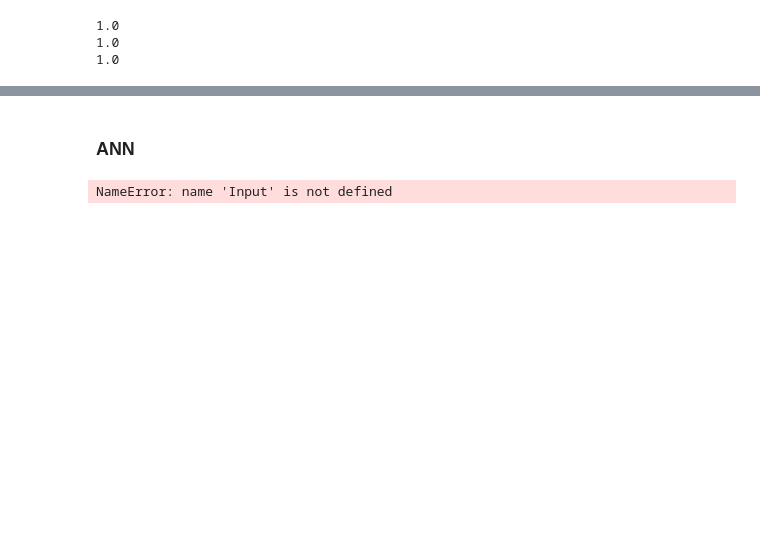
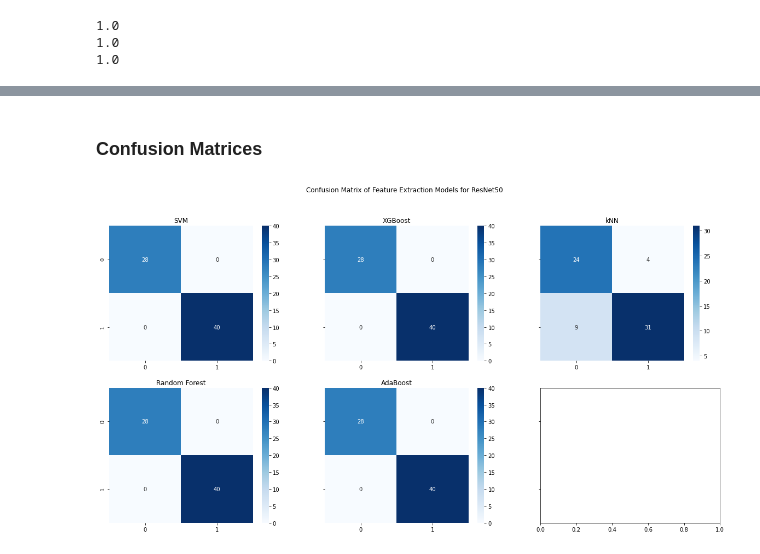
Before and after one commit to ZeynelAbidin91/brain_tumor_classification_models_review, a Jupyter notebook: evalution_of_pre-trained_networks_on_brain_tumor_dataset/tumor_detection_VGG19_feature_extraction.ipynb, the cells around one changed output, grey strips where cells are left out. Saved outputs shown, nothing was run; the diff lists cells and outputs as text; code cells hidden in the pictures; blank space fills up the shorter version.

Commit message:
Confusion Matrices added

```diff
--- a/evalution_of_pre-trained_networks_on_brain_tumor_dataset/tumor_detection_VGG19_feature_extraction.ipynb
+++ b/evalution_of_pre-trained_networks_on_brain_tumor_dataset/tumor_detection_VGG19_feature_extraction.ipynb
@@ -170,7 +167,7 @@ def extract_features(img_data):
 
     return feature_list_np
 # %%
-X_train_ftr = extract_features(train_generator)
+X_train_ftr = extract_features(X_train_prep)
 y_train_ftr = y_train
 X_test_ftr = extract_features(X_test_prep)
 y_test_ftr = y_test
@@ -409,2 +405,0 @@ weighted avg       1.00      1.00      1.00        19
-# %% [markdown]
-### ANN
@@ -422,19 +406,18 @@ def model_ANN():
-# %%
-model_ANN = model_ANN()
-
-
-model_ANN.summary()
-model_ANN.compile(
-    loss='binary_crossentropy',
-    optimizer=RMSprop(lr=1e-4),
-    metrics=['accuracy'])
-
-model_ANN.summary()
-# %% [output]
-NameError: name 'Input' is not defined
 # %%
 history_ANN = model_ANN.fit(
     X_train_ftr, y_train_ftr,
     epochs=40,
     verbose=1,
     validation_data=(X_val_ftr,y_val_ftr))
+# %% [markdown]
+### Confusion Matrices
+# %%
+pred_index = {'SVM' : y_pred_SVM, 'AdaBoost' : y_pred_AB, 'kNN' : y_pred_kNN, 'Random Forest' : y_pred_RF, 'XGBoost' : y_pred_xgb}
+fig, axes = plt.subplots(2, 3, figsize=(20, 10), sharey=True, )
+fig.suptitle('Confusion Matrix of Feature Extraction Models for ResNet50')
+for i, pred in enumerate(pred_index):
+    sns.heatmap(confusion_matrix(y_test, pred_index[pred]),
+                cmap='Blues', annot=True,ax=axes[i%2, i%3])
+    axes[i%2, i%3].set_title(pred)
+# %% [output]
+[figure, added]
```
Also changed, not shown: parts of 16 cells of this notebook, 1 other file.
